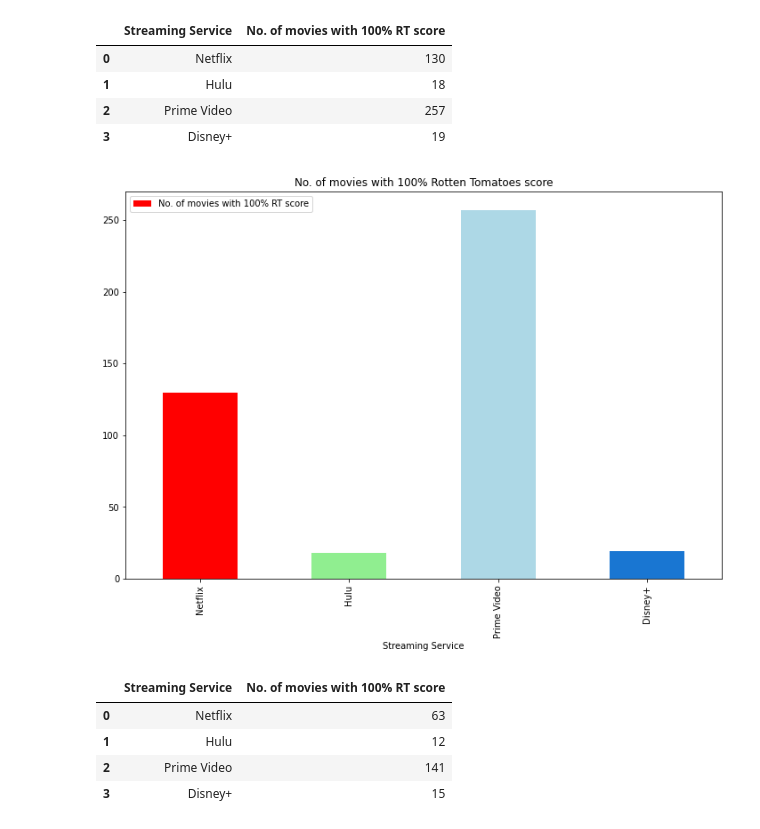
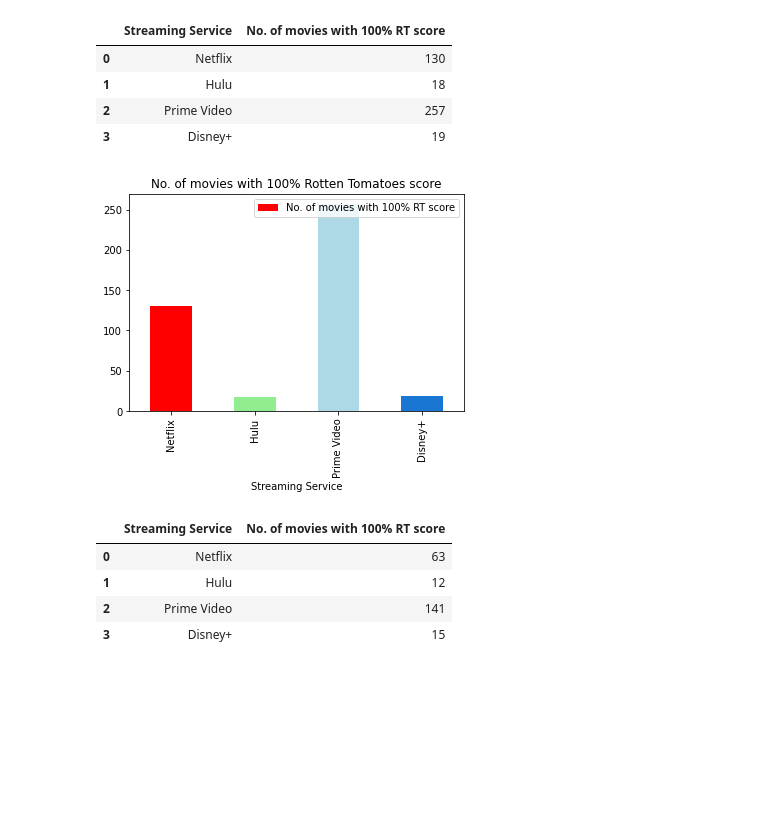
Before and after one commit to jacance/streaming-service-analysis, a Jupyter notebook: pristine_justin_new.ipynb, the cells around one changed output. Drawn from its saved outputs; the diff is of its cells as text; code cells hidden in the pictures; blank space fills up the shorter version.

Commit message:
added meanRT, RT>60, IMDb>7 plots, applied uniform style to all graphs

```diff
--- a/pristine_justin_new.ipynb
+++ b/pristine_justin_new.ipynb
@@ -957,13 +955,13 @@ rot_tom_scores
 # %%
 #plt.figure(figsize=(12,8))
 rot_tom_scores.plot.bar('Streaming Service', 'No. of movies with 100% RT score',
                                        color=["red", "lightgreen", "lightblue", "#1976d2"],
-                                       figsize=(12,8), title=('No. of movies with 100% Rotten Tomatoes score'))
+                                       title=('No. of movies with 100% Rotten Tomatoes score'))
 
 plt.show()
 #plt.title('No. of movies with 100% Rotten Tomatoes score')
 # %% [output]
-[figure, old version]
+[figure, new version]
 # %%
 #Analysing 100% RT score for movies in US only
 
```
Also changed, not shown: parts of 28 cells of this notebook.
